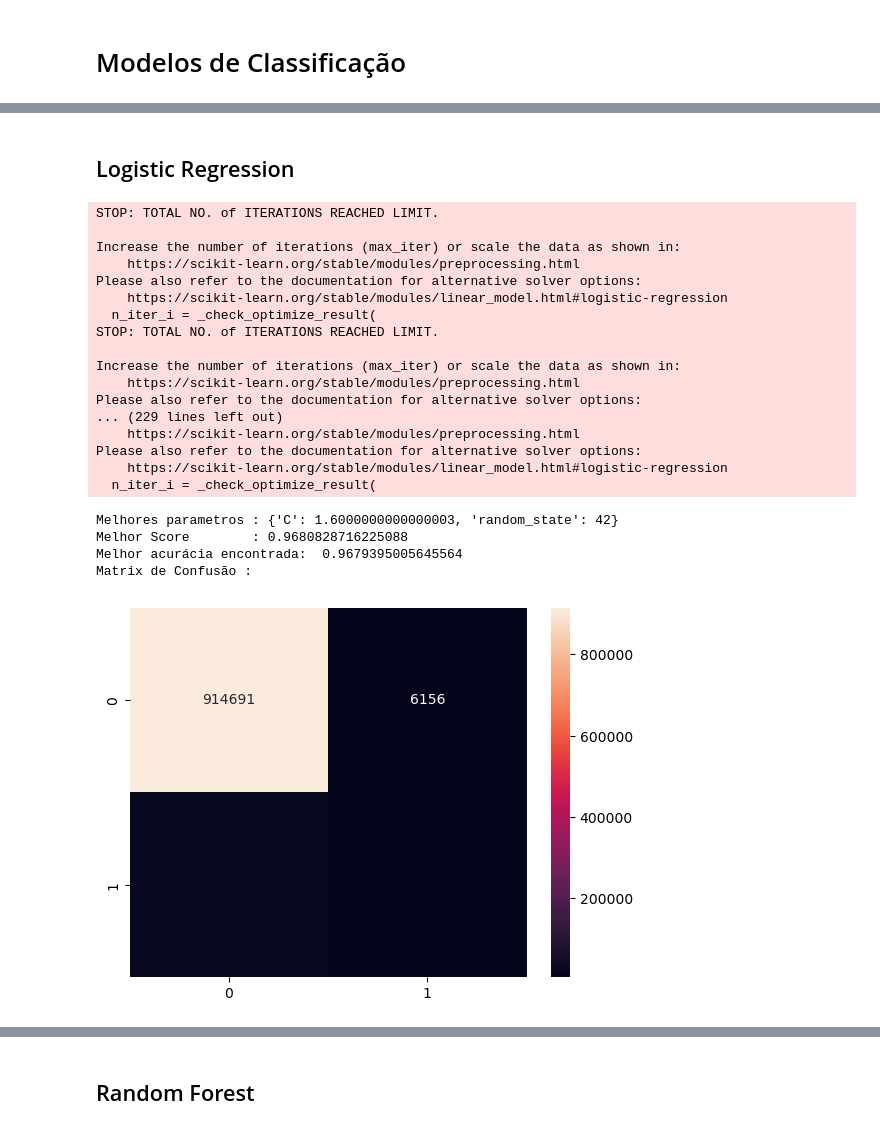
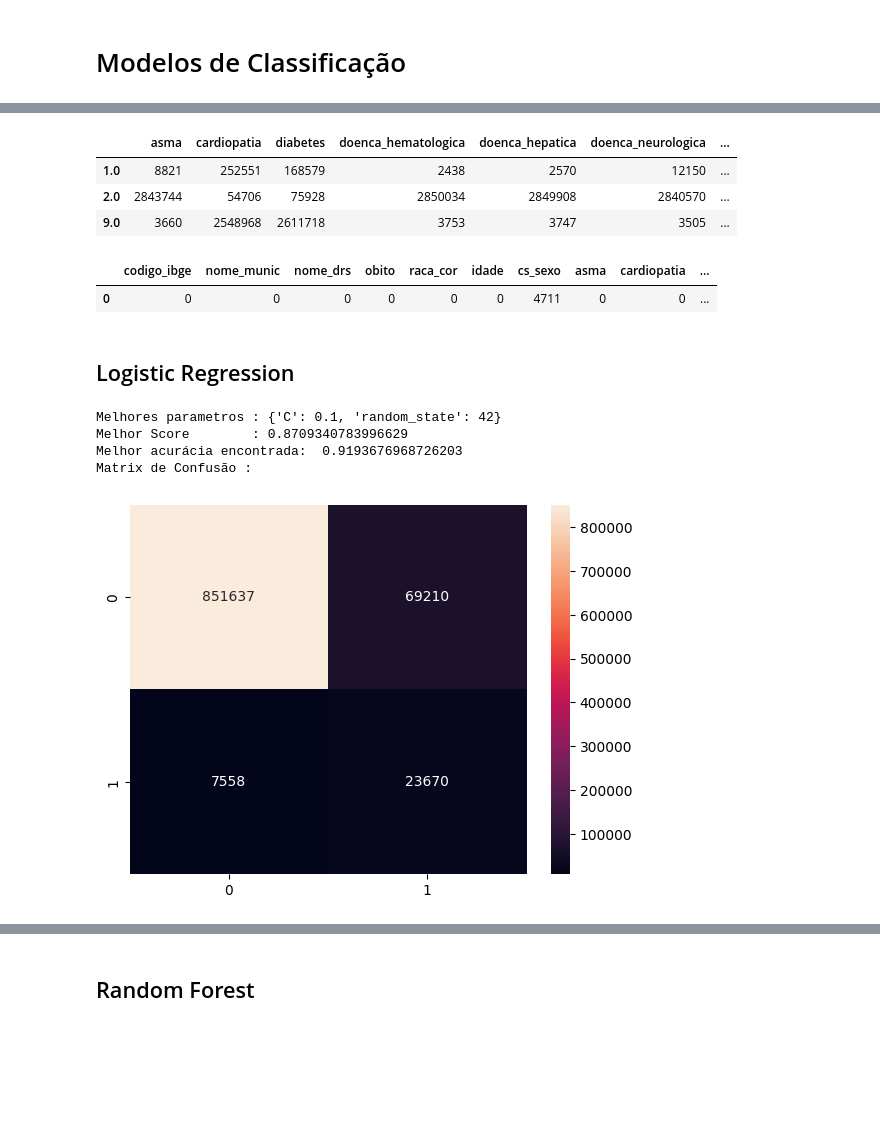
Before and after one commit to andregdmitri/SCC0957-PraticaCienciaDados, a Jupyter notebook: ML_comImputacao.ipynb, the cells around one changed output, grey strips where cells are left out. Saved outputs shown, nothing was run; the diff lists cells and outputs as text; code cells hidden in the pictures; blank space fills up the shorter version.

Commit message:
Criação dos modelos com comorbidade e sem comorbidade

```diff
--- a/ML_comImputacao.ipynb
+++ b/ML_comImputacao.ipynb
@@ -84,7 +100,7 @@ warnings.simplefilter(action='ignore', category=FutureWarning)
 # %% [markdown]
 # Modelos de Classificação
 # %%
-def dataset_scaler(df: pd.DataFrame, one_hot: bool = False, clean_nan: bool = False):
+def dataset_scaler(df: pd.DataFrame, one_hot: bool = False, clean_nan: bool = False, ):
   df1 = df.copy(deep=True)
   if one_hot:
     df1 = pd.get_dummies(df1, columns = list_categorical_columns)
@@ -94,11 +110,9 @@ def dataset_scaler(df: pd.DataFrame, one_hot: bool = False, clean_nan: bool = Fa
       df1[c] = le.fit_transform(df1[c])
 
   if clean_nan:
-    imputer = SimpleImputer()
+    imputer = SimpleImputer(strategy='most_frequent')
     df1[list_numerical_columns] = imputer.fit_transform(df1[list_numerical_columns])
 #     y_imputer = SimpleImputer(missing_values=np.nan)
 #     y =  y_imputer.fit_transform(y)
-  scaler = RobustScaler()
-  df1[list_numerical_columns] = scaler.fit_transform(df1[list_numerical_columns])
 
   return df1
@@ -105,3 +140,15 @@ def dataset_scaler(df: pd.DataFrame, one_hot: bool = False, clean_nan: bool = Fa
+# %%
+df.apply(pd.value_counts)
+# %% [output]
+|  | asma | cardiopatia | diabetes | doenca_hematologica | doenca_hepatica | doenca_neurologica | ... |
+| 1.0 | 8821 | 252551 | 168579 | 2438 | 2570 | 12150 | ... |
+| 2.0 | 2843744 | 54706 | 75928 | 2850034 | 2849908 | 2840570 | ... |
+| 9.0 | 3660 | 2548968 | 2611718 | 3753 | 3747 | 3505 | ... |
+# %%
+pd.DataFrame(df[list.isnull().sum()).T
+# %% [output]
+|  | codigo_ibge | nome_munic | nome_drs | obito | raca_cor | idade | cs_sexo | asma | cardiopatia | ... |
+| 0 | 0 | 0 | 0 | 0 | 0 | 0 | 4711 | 0 | 0 | ... |
 # %% [markdown]
 ## Logistic Regression
 # %%
@@ -113,58 +160,43 @@ df = dataset_scaler(df, clean_nan=True)
 y = df['obito']
 X = df.drop(columns=['obito'])
 x_train, x_test, y_train, y_test = train_test_split(X, y, test_size = 1/3, random_state=42)
+rus = RandomUnderSampler(random_state=42, sampling_strategy = 0.5)
+x_train, y_train = rus.fit_resample(x_train, y_train)
 # %%
 # Modelo
-mdl = LogisticRegression()
+mdl = LogisticRegression(max_iter=1000)
 
 # Parametros
 parameters = {
     'C' :  np.arange(0.1, 2, 0.3),
     'random_state' : [42]
 }
 
 # Buscando melhor hyperparametro
 searcher = GridSearchCV(mdl, parameters)
 searcher.fit(x_train, y_train)
 
 # Scores
 print("Melhores parametros :", searcher.best_params_)
 print("Melhor Score        :", searcher.best_score_)
 
 # Predizendo os valores
 y_pred = searcher.predict(x_test)
 
 # printing the test accuracy
 print("Melhor acurácia encontrada: ", accuracy_score(y_test, y_pred))
 
 # Matrix Confusao
 cm = confusion_matrix(y_test, y_pred)
 print("Matrix de Confusão : \n")
 sns.heatmap(cm,annot=True,fmt="d")
 plt.show()
 # %% [output]
-STOP: TOTAL NO. of ITERATIONS REACHED LIMIT.
-
-Increase the number of iterations (max_iter) or scale the data as shown in:
-    https://scikit-learn.org/stable/modules/preprocessing.html
-Please also refer to the documentation for alternative solver options:
-    https://scikit-learn.org/stable/modules/linear_model.html#logistic-regression
-  n_iter_i = _check_optimize_result(
-STOP: TOTAL NO. of ITERATIONS REACHED LIMIT.
-
-Increase the number of iterations (max_iter) or scale the data as shown in:
-    https://scikit-learn.org/stable/modules/preprocessing.html
-Please also refer to the documentation for alternative solver options:
-... (229 lines left out)
-    https://scikit-learn.org/stable/modules/preprocessing.html
-Please also refer to the documentation for alternative solver options:
-    https://scikit-learn.org/stable/modules/linear_model.html#logistic-regression
-  n_iter_i = _check_optimize_result(
+Melhores parametros : {'C': 0.1, 'random_state': 42}
+Melhor Score        : 0.8709340783996629
+Melhor acurácia encontrada:  0.9193676968726203
+Matrix de Confusão :
-Melhores parametros : {'C': 1.6000000000000003, 'random_state': 42}
-Melhor Score        : 0.9680828716225088
-Melhor acurácia encontrada:  0.9679395005645564
-Matrix de Confusão :
-[figure, old version]
+[figure, new version]
 # %%
 from sklearn.inspection import permutation_importance
 
```
Also changed, not shown: parts of 19 cells of this notebook, 2 other files.
